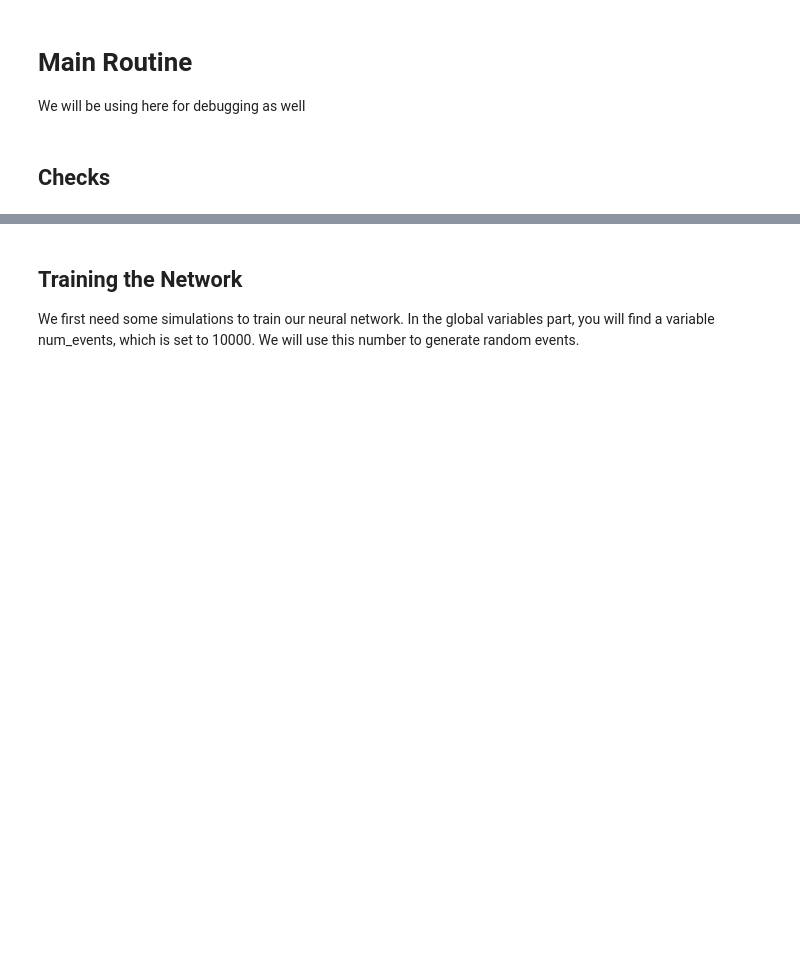
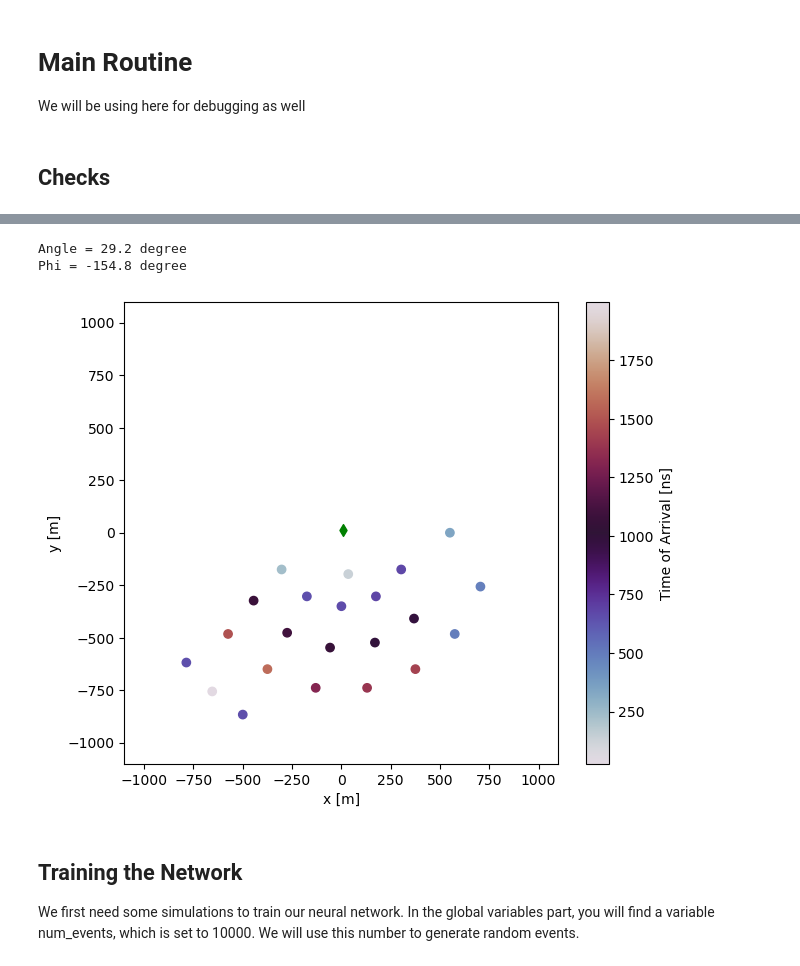
Before and after one commit to green3diamond/TambOpt-zlt, a Jupyter notebook: detector_optimization/SWGOLO7.ipynb, the cells around one changed output, grey strips where cells are left out. Saved outputs shown, nothing was run; the diff lists cells and outputs as text; code cells hidden in the pictures; blank space fills up the shorter version.

```diff
--- a/detector_optimization/SWGOLO7.ipynb
+++ b/detector_optimization/SWGOLO7.ipynb
@@ -986,19 +985,23 @@ Angle = 41.0 degree
 # %%
 print(f"Angle = {th.item() * 180 / np.pi:.1f} degree")
 print(f"Phi = {ph.item() * 180 / np.pi:.1f} degree")
 
 norm = Normalize(vmin = torch.min(T), vmax = torch.max(T))
 
 idx = torch.where(N >= 1)[0]
 plt.figure(figsize = [7, 6])
 scatter = plt.scatter(x[idx], y[idx], c = T[idx], cmap = "twilight", norm = norm)
 plt.colorbar(scatter, label='Time of Arrival [ns]')
-plt.scatter(x0.item(), y0.item(), c = "green", marker = "d")
+plt.scatter(X0.item(), Y0.item(), c = "green", marker = "d")
 plt.xlabel("x [m]")
 plt.ylabel("y [m]")
 plt.xlim((-1100, 1100))
 plt.ylim((-1100, 1100))
 plt.show()
+# %% [output]
+Angle = 29.2 degree
+Phi = -154.8 degree
+[figure, added]
 # %% [markdown]
 ## Training the Network
 
```
Also changed, not shown: parts of 26 cells of this notebook.
